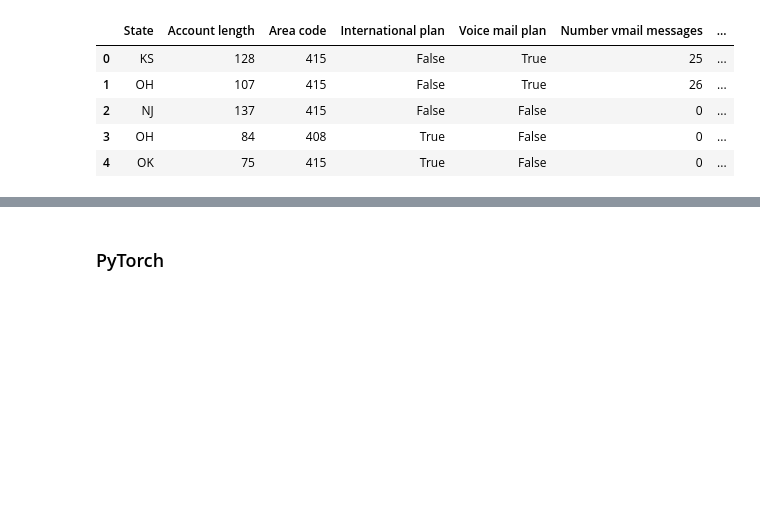
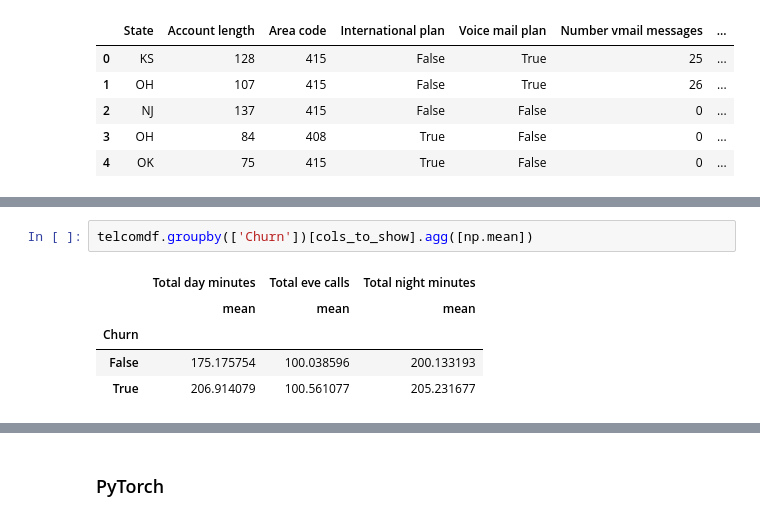
Before and after one commit to Oracle1983/Ai6-Challenge-2018, a Jupyter notebook: ML Mastery with Python_Compilations.ipynb, the cells around one changed output, grey strips where cells are left out. Cells and saved outputs as stored; diff of their text form; blank space fills up the shorter version.

```diff
--- a/ML Mastery with Python_Compilations.ipynb
+++ b/ML Mastery with Python_Compilations.ipynb
@@ -675,0 +692,8 @@ telcomdf.head()
+# %%
+telcomdf.groupby(['Churn'])[cols_to_show].agg([np.mean])
+# %% [output]
+|  | Total day minutes | Total eve calls | Total night minutes |
+|  | mean | mean | mean |
+| Churn |  |  |  |
+| False | 175.175754 | 100.038596 | 200.133193 |
+| True | 206.914079 | 100.561077 | 205.231677 |
```
Also changed, not shown: parts of 16 cells of this notebook.
